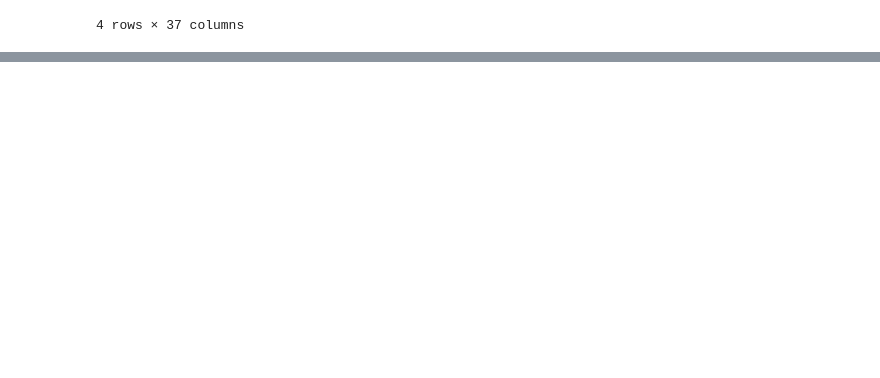
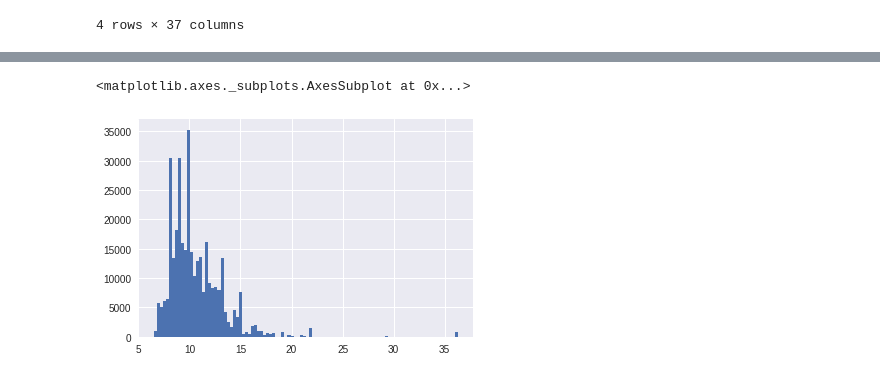
Before and after one commit to jcezarms/ey-nextwave-competition, a Jupyter notebook: notebooks/victor-exploring-external-data.ipynb, the cells around one changed output, grey strips where cells are left out. Drawn from its saved outputs; the diff is of its cells as text; code cells hidden in the pictures; blank space fills up the shorter version.

```diff
--- a/notebooks/victor-exploring-external-data.ipynb
+++ b/notebooks/victor-exploring-external-data.ipynb
@@ -204,0 +263,5 @@ df_final[final_columns].to_hdf('../data/external/traffic_exit_features.hdf', key
+# %%
+traffic_entry.K_FACTOR_entry.hist(bins=100)
+# %% [output]
+<matplotlib.axes._subplots.AxesSubplot at 0x...>
+[figure, added]
```
Also changed, not shown: parts of 9 cells of this notebook, 1 other file.
